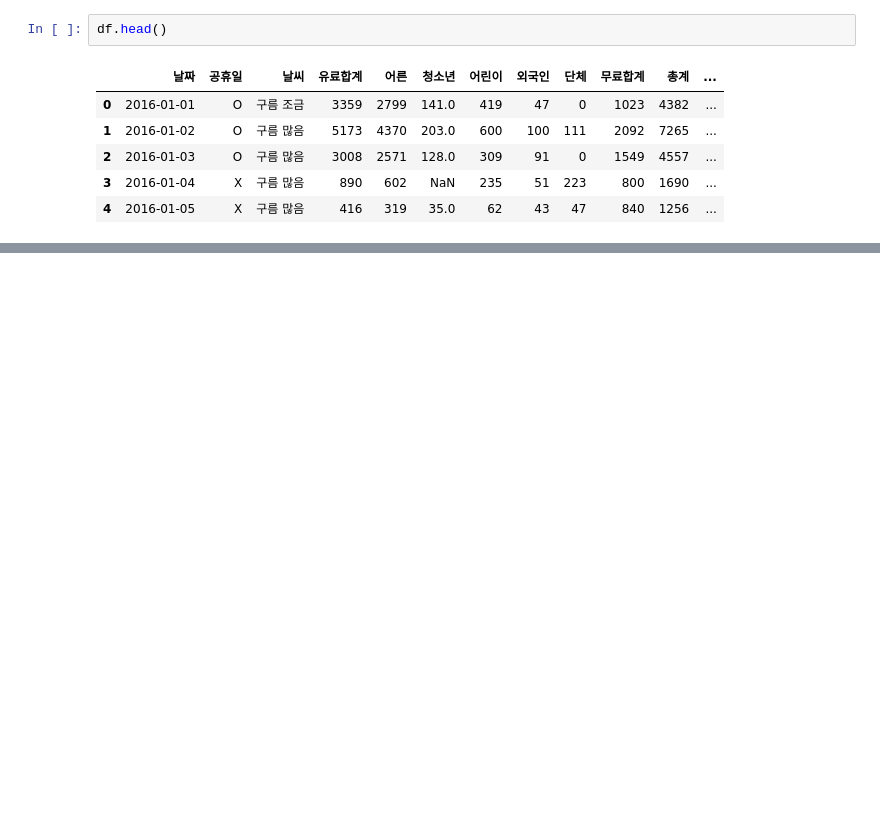
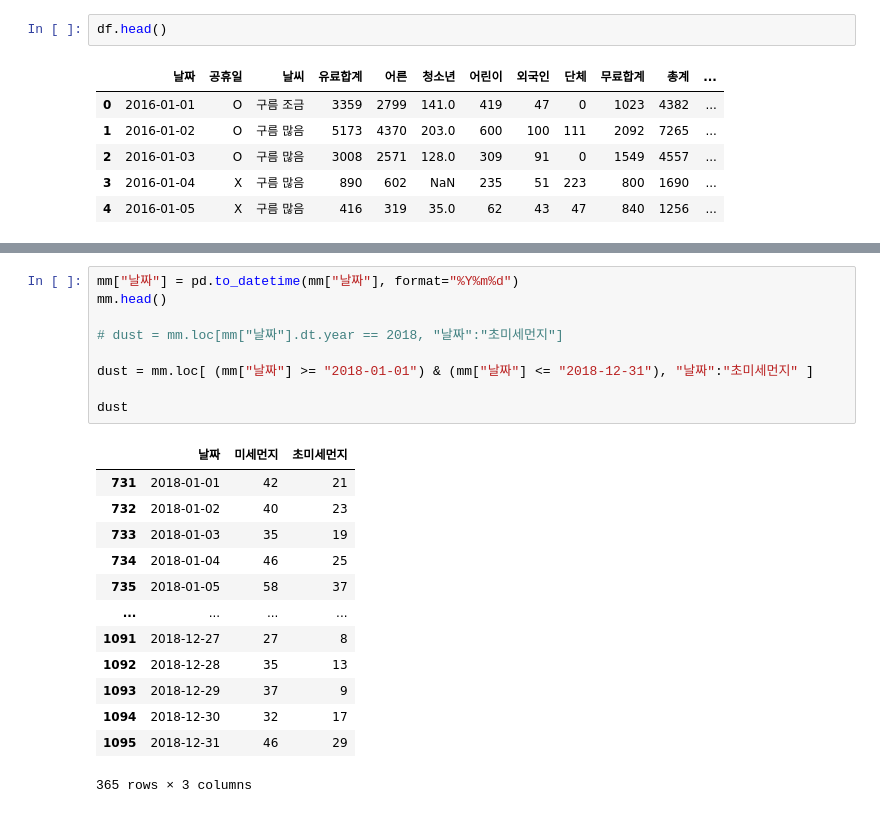
Before and after one commit to jaeseung9/jsStudy, a Jupyter notebook: 12_pandas/data_analysis/06_데이터 추출하기.ipynb, the cells around one changed output, grey strips where cells are left out. Saved outputs shown, nothing was run; the diff lists cells and outputs as text; blank space fills up the shorter version.

```diff
--- a/12_pandas/data_analysis/06_데이터 추출하기.ipynb
+++ b/12_pandas/data_analysis/06_데이터 추출하기.ipynb
@@ -98,0 +181,23 @@ df.loc[(df["어른"]> 1000) & (df["어린이"] > 1000), "날짜" : "총계"]
+# %%
+mm["날짜"] = pd.to_datetime(mm["날짜"], format="%Y%m%d")
+mm.head()
+
+# dust = mm.loc[mm["날짜"].dt.year == 2018, "날짜":"초미세먼지"]
+
+dust = mm.loc[ (mm["날짜"] >= "2018-01-01") & (mm["날짜"] <= "2018-12-31"), "날짜":"초미세먼지" ]
+
+dust
+# %% [output]
+|  | 날짜 | 미세먼지 | 초미세먼지 |
+| 731 | 2018-01-01 | 42 | 21 |
+| 732 | 2018-01-02 | 40 | 23 |
+| 733 | 2018-01-03 | 35 | 19 |
+| 734 | 2018-01-04 | 46 | 25 |
+| 735 | 2018-01-05 | 58 | 37 |
+| ... | ... | ... | ... |
+| 1091 | 2018-12-27 | 27 | 8 |
+| 1092 | 2018-12-28 | 35 | 13 |
+| 1093 | 2018-12-29 | 37 | 9 |
+| 1094 | 2018-12-30 | 32 | 17 |
+| 1095 | 2018-12-31 | 46 | 29 |
+365 rows × 3 columns
```
Also changed, not shown: parts of 18 cells of this notebook, 13 other files.
